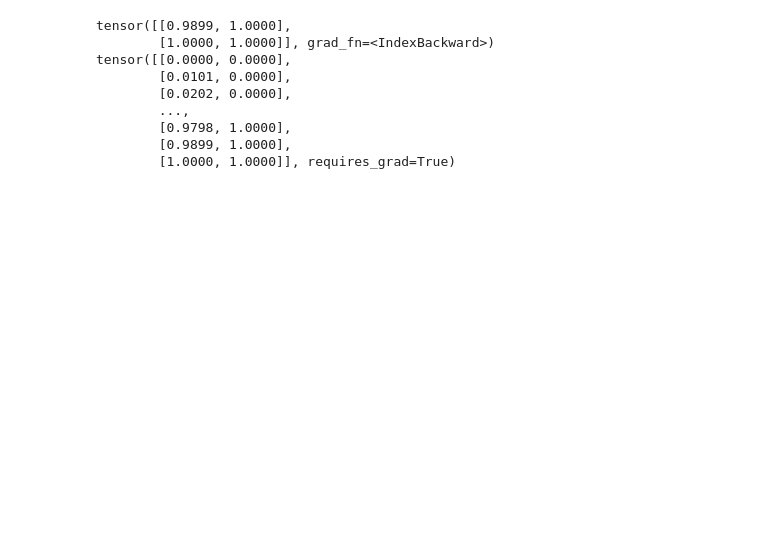
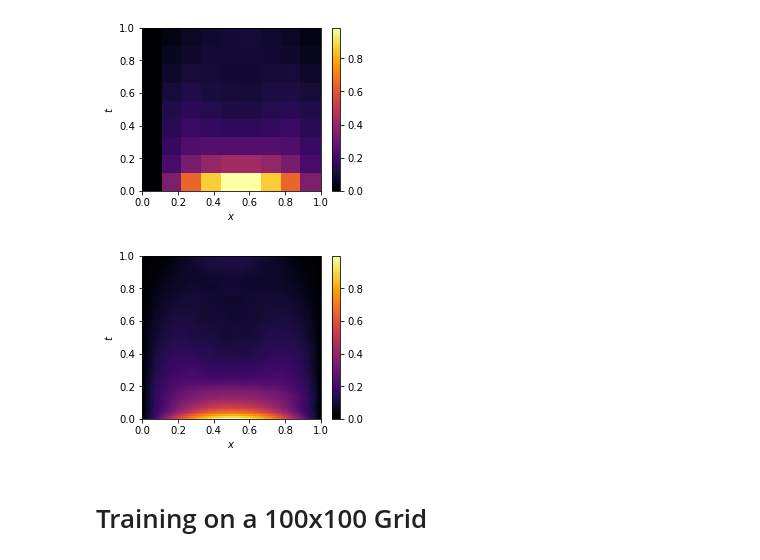
Before and after one commit to nicholaskarlsen/FYS-STK4155, a Jupyter notebook: project_3/notebooks/pytorch_NN.ipynb, the cells around one changed output. Cells and saved outputs as stored; diff of their text form; code cells hidden in the pictures; blank space fills up the shorter version.

```diff
--- a/project_3/notebooks/pytorch_NN.ipynb
+++ b/project_3/notebooks/pytorch_NN.ipynb
@@ -21,0 +105,31 @@ def minibatch(N, M):
+# %%
+EPOCHS = 500
+
+loss_arr_curr_10 = np.empty(EPOCHS, dtype=np.float)
+epoch_arr_curr_10 = np.empty(EPOCHS, dtype=np.float)
+
+model_10.train()
+for epoch in range(EPOCHS):
+    # Pick out a new set of minibatches
+    mb = minibatch(num_points, N_minibatches)
+    for i in range(N_minibatches):
+        N_output = model_10(x[mb[i]])           # Forward pass
+        loss = ode_loss(x[mb[i]], N_output)  # Compute loss
+        optimizer_10.zero_grad()                # Zero gradients from prev itter
+        loss.backward()                      # Backward pass
+        optimizer_10.step()                     # Optimize with ADAM
+
+    # Compute loss of entire sample
+    N_output = model_10(x)
+    loss = ode_loss(x, N_output)
+    print(f"{TOT_EPOCHS_10 + epoch}: loss = ",loss)
+    loss_arr_curr_10[epoch] = loss
+    epoch_arr_curr_10[epoch] = TOT_EPOCHS_10 + epoch
+
+TOT_EPOCHS_10 += EPOCHS
+loss_arr_tot_10 = np.append(loss_arr_tot_10, loss_arr_curr_10)
+epoch_arr_tot_10 = np.append(epoch_arr_tot_10, epoch_arr_curr_10)
+
+plt.semilogy(epoch_arr_tot_10, loss_arr_tot_10)
+plt.ylabel("Loss")
+plt.xlabel("Epoch")
@@ -21,0 +156,6 @@ def minibatch(N, M):
+# %%
+plot_pde(model_10, 10)
+plot_pde(model_10, 100)
+# %% [output]
+[figure, added]
+[figure, added]
@@ -22 +165,3 @@ def minibatch(N, M):
+# %% [markdown]
+# Training on a 100x100 Grid
 # %%
@@ -35,15 +180,0 @@ output_dim = 1
-# %%
-mb = minibatch(num_points, num_points / 32)
-
-print(x[[num_points-2, num_points-1]])
-print(x)
-# %% [output]
-tensor([[0.9899, 1.0000],
-        [1.0000, 1.0000]], grad_fn=<IndexBackward>)
-tensor([[0.0000, 0.0000],
-        [0.0101, 0.0000],
-        [0.0202, 0.0000],
-        ...,
-        [0.9798, 1.0000],
-        [0.9899, 1.0000],
-        [1.0000, 1.0000]], requires_grad=True)
```
Also changed, not shown: parts of 20 cells of this notebook, 12 other files.
